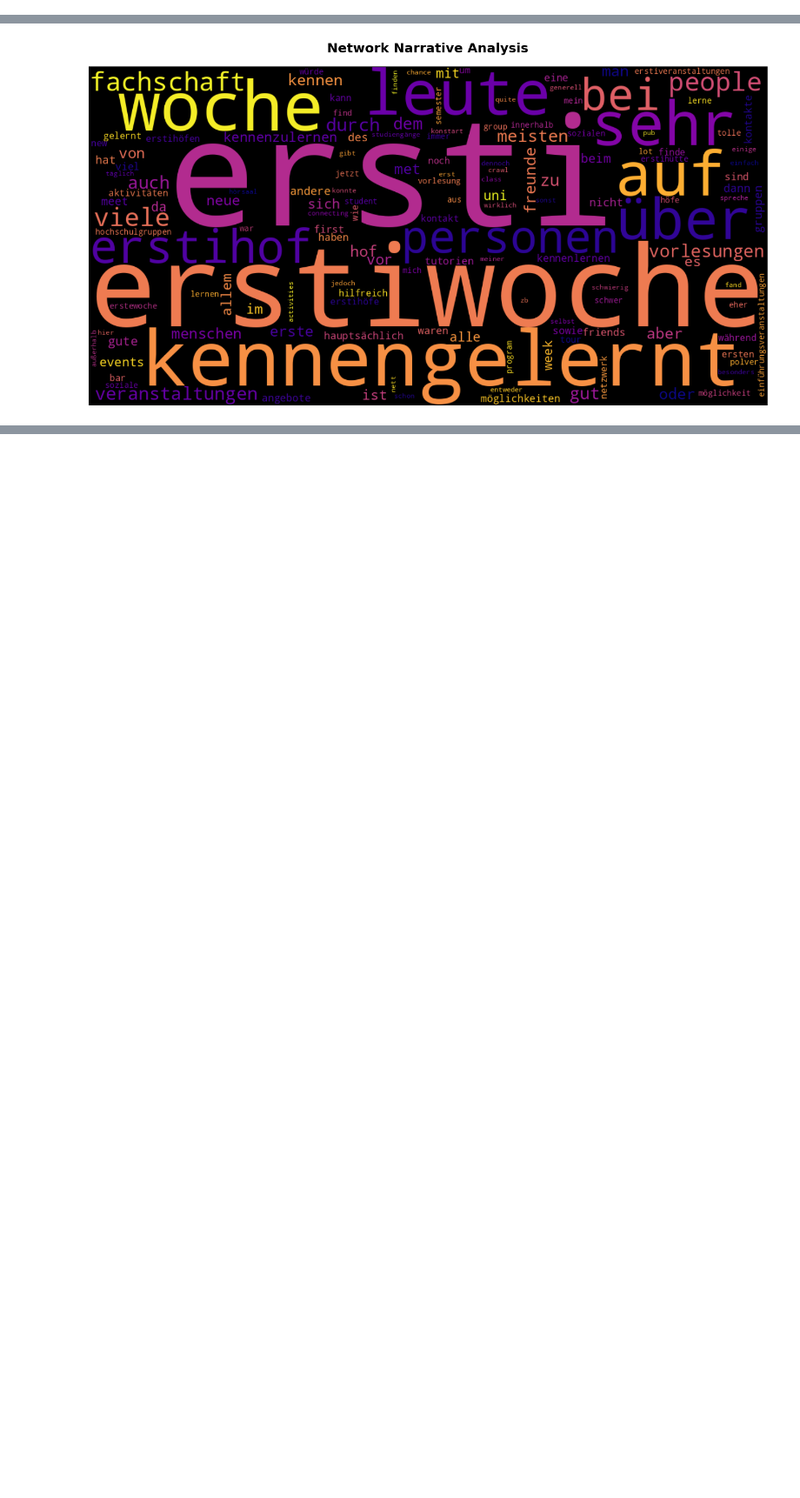
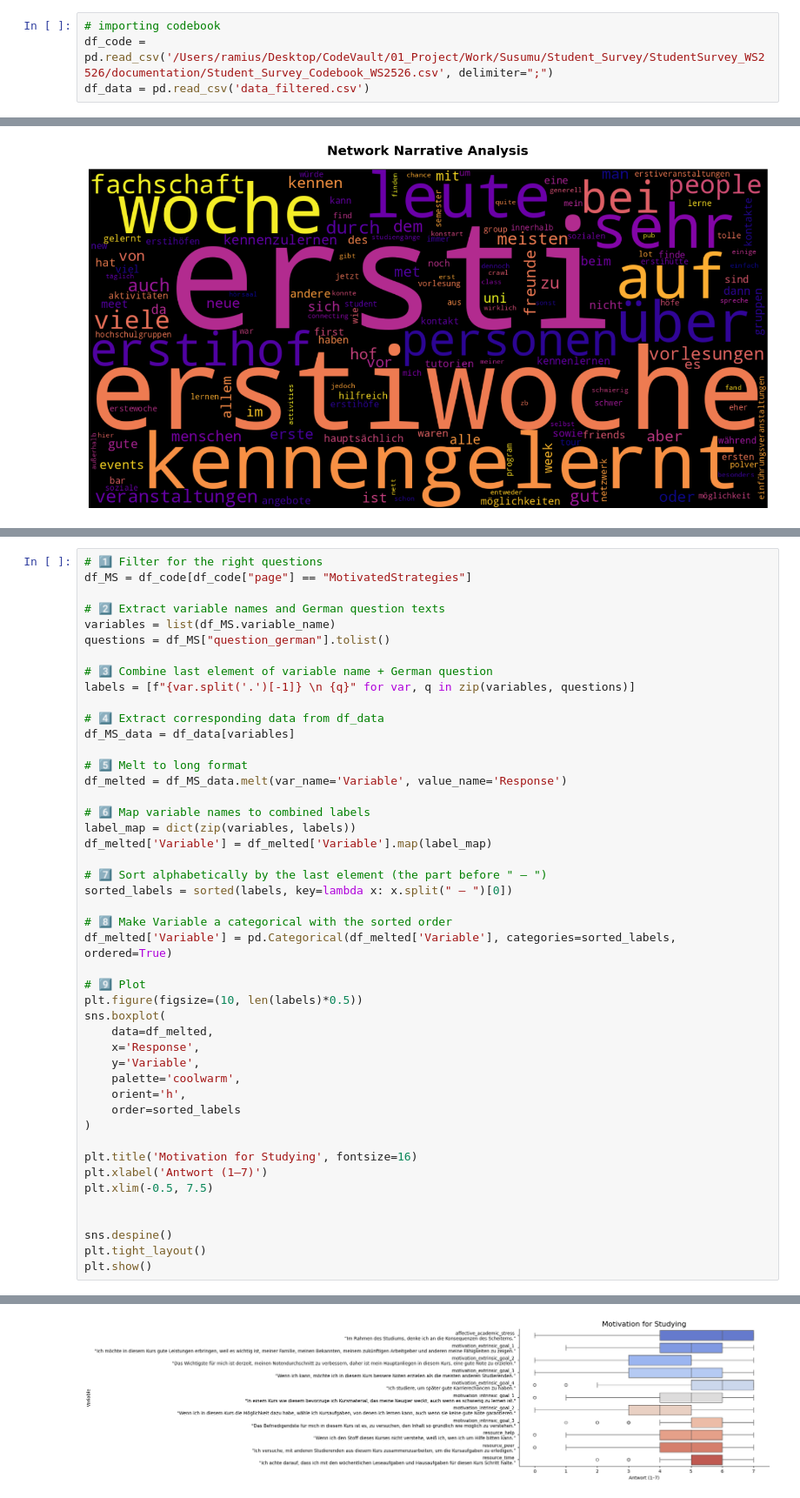
Before and after one commit to Ari-manius/StudentSurvey_public, a Jupyter notebook: data/W1/explorative_analysis.ipynb, the cells around one changed output, grey strips where cells are left out. Shown at 87% size. Cells and saved outputs as stored; diff of their text form; blank space fills up the shorter version.

Commit message:
codebook and wave2 prep

```diff
--- a/data/explorative_analysis.ipynb
+++ b/data/W1/explorative_analysis.ipynb
@@ -20,6 +20,10 @@ import re
 from typing import List, Tuple
 import matplotlib.pyplot as plt
 import seaborn as sns
+# %%
+# importing codebook
+df_code = pd.read_csv('/Users/ramius/Desktop/CodeVault/01_Project/Work/Susumu/Student_Survey/StudentSurvey_WS2526/documentation/Student_Survey_Codebook_WS2526.csv', delimiter=";")
+df_data = pd.read_csv('data_filtered.csv')
 # %% [markdown]
 ## Missing Values
 # %%
@@ -613,0 +619,47 @@ plt.show()
+# %%
+# 1️⃣ Filter for the right questions
+df_MS = df_code[df_code["page"] == "MotivatedStrategies"]
+
+# 2️⃣ Extract variable names and German question texts
+variables = list(df_MS.variable_name)
+questions = df_MS["question_german"].tolist()
+
+# 3️⃣ Combine last element of variable name + German question
+labels = [f"{var.split('.')[-1]} \n {q}" for var, q in zip(variables, questions)]
+
+# 4️⃣ Extract corresponding data from df_data
+df_MS_data = df_data[variables]
+
+# 5️⃣ Melt to long format
+df_melted = df_MS_data.melt(var_name='Variable', value_name='Response')
+
+# 6️⃣ Map variable names to combined labels
+label_map = dict(zip(variables, labels))
+df_melted['Variable'] = df_melted['Variable'].map(label_map)
+
+# 7️⃣ Sort alphabetically by the last element (the part before " – ")
+sorted_labels = sorted(labels, key=lambda x: x.split(" – ")[0])
+
+# 8️⃣ Make Variable a categorical with the sorted order
+df_melted['Variable'] = pd.Categorical(df_melted['Variable'], categories=sorted_labels, ordered=True)
+
+# 9️⃣ Plot
+plt.figure(figsize=(10, len(labels)*0.5))
+sns.boxplot(
+    data=df_melted,
+    x='Response',
+    y='Variable',
+    palette='coolwarm',
+    orient='h',
+    order=sorted_labels
+)
+
+plt.title('Motivation for Studying', fontsize=16)
+plt.xlabel('Antwort (1–7)')
+plt.xlim(-0.5, 7.5)
+
+
+sns.despine()
+plt.tight_layout()
+plt.show()
+# %% [output]
@@ -613,0 +667 @@ plt.show()
+[figure, added]
```
Also changed, not shown: parts of 4 cells of this notebook, 23 other files.
